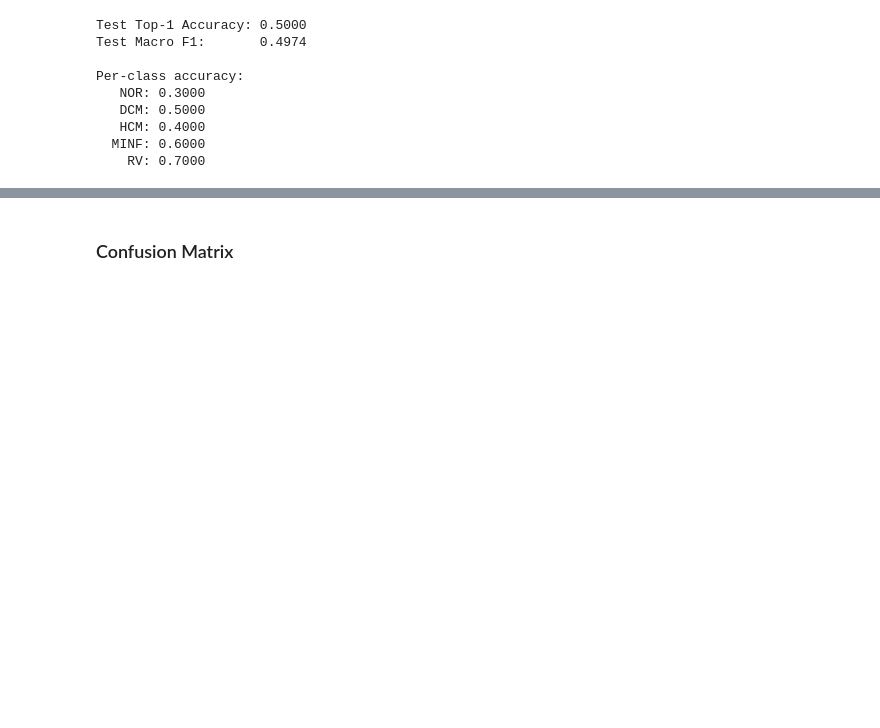
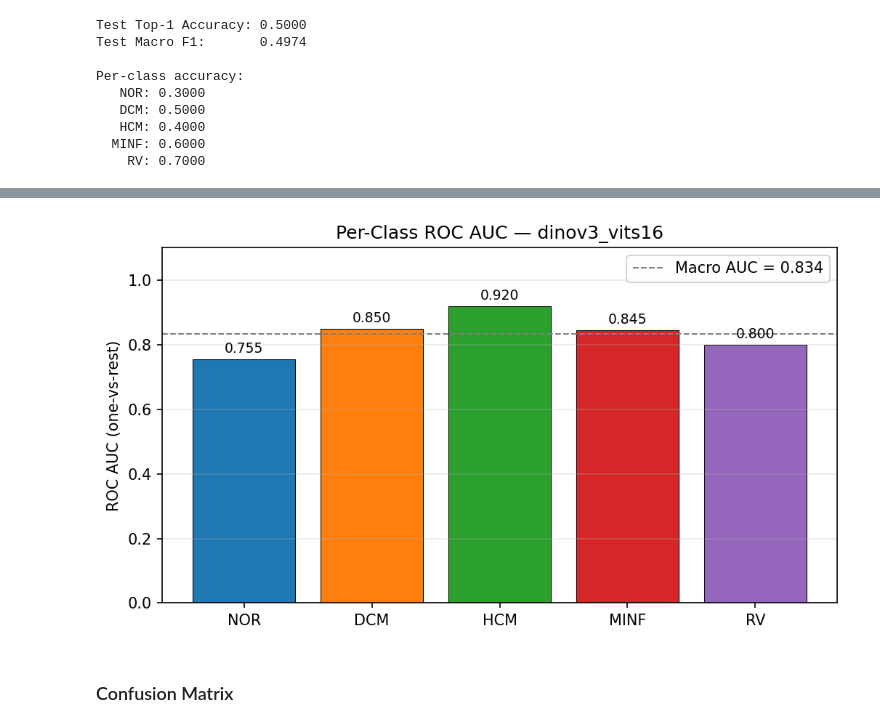
Before and after one commit to alan-turing-institute/heartfm-evals, a Jupyter notebook: notebooks/acdc_classification.ipynb, the cells around one changed output, grey strips where cells are left out. Cells and saved outputs as stored; diff of their text form; code cells hidden in the pictures; blank space fills up the shorter version.

```diff
--- a/notebooks/acdc_classification.ipynb
+++ b/notebooks/acdc_classification.ipynb
@@ -317,3 +376,25 @@ Per-class accuracy:
+# %%
+fig, ax = plt.subplots(figsize=(7, 4), dpi=150)
+
+class_names = list(PATHOLOGY_CLASSES.keys())
+colors = plt.cm.tab10(np.arange(NUM_PATHOLOGIES))
+
+bars = ax.bar(class_names, per_class_auc, color=colors, edgecolor="black", linewidth=0.5)
+ax.axhline(macro_auc, color="gray", linestyle="--", linewidth=1, label=f"Macro AUC = {macro_auc:.3f}")
+
+for bar, val in zip(bars, per_class_auc):
+    ax.text(bar.get_x() + bar.get_width() / 2, bar.get_height() + 0.01,
+            f"{val:.3f}", ha="center", va="bottom", fontsize=9)
+
+ax.set_ylabel("ROC AUC (one-vs-rest)")
+ax.set_title(f"Per-Class ROC AUC — {MODEL_NAME}")
+ax.set_ylim(0, 1.1)
+ax.legend()
+ax.grid(True, alpha=0.3, axis="y")
+plt.tight_layout()
+plt.show()
+# %% [output]
+[figure, added]
 # %% [markdown]
 ### Confusion Matrix
 # %%
```
Also changed, not shown: parts of 13 cells of this notebook, 5 other files.
